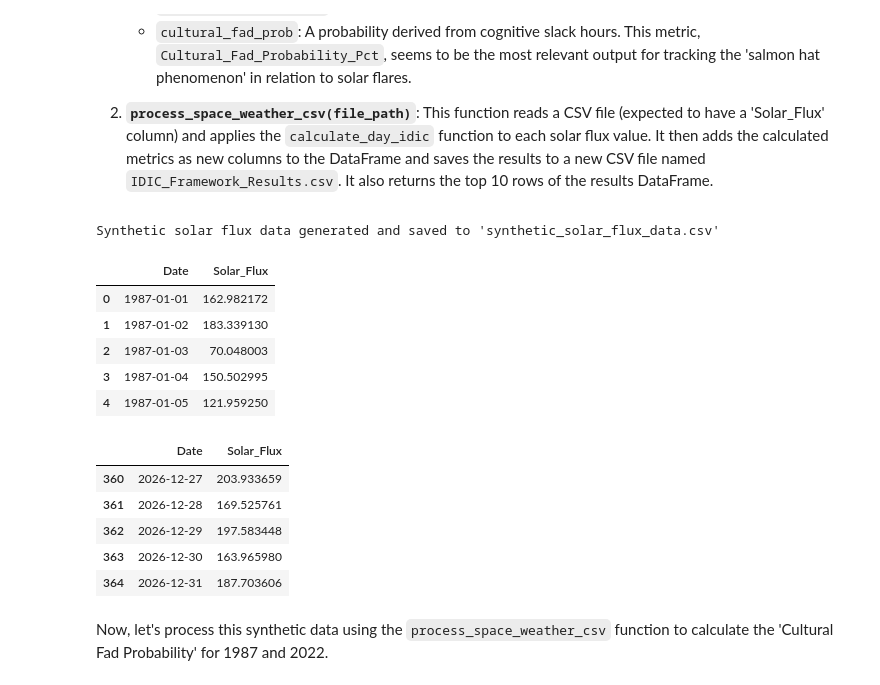
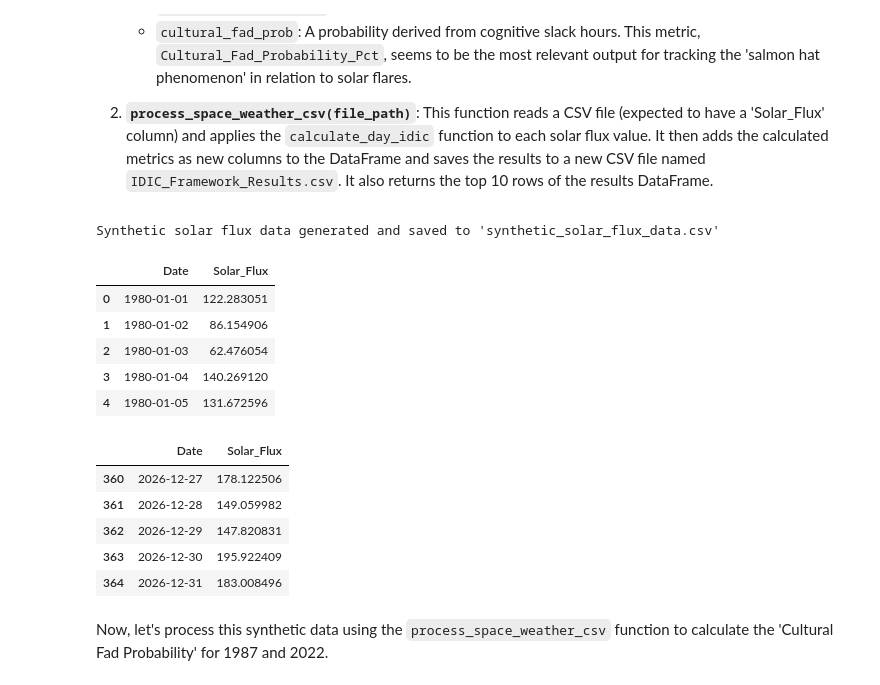
Before and after one commit to duderanch68/Project-IDIC-Geomagnetic-Glut, a Jupyter notebook: Untitled1.ipynb, the cells around one changed output. Cells and saved outputs as stored; diff of their text form; code cells hidden in the pictures.

```diff
--- a/Untitled1.ipynb
+++ b/Untitled1.ipynb
@@ -75,47 +75,50 @@ def generate_synthetic_solar_flux_data(year, base_flux, variance, num_days=365):
     solar_flux = np.maximum(50, solar_flux) # Ensure flux is not too low
     df = pd.DataFrame({'Date': dates, 'Solar_Flux': solar_flux})
     return df
+
+# Data for 1980 (example: assume similar flux to 1987)
+df_1980 = generate_synthetic_solar_flux_data(1980, 110, 25)
 
 # Data for 1987 (example: assume lower average flux)
 df_1987 = generate_synthetic_solar_flux_data(1987, 120, 30)
 
 # Data for 1988 (example: assume similar flux to 1987, extending the period)
 df_1988 = generate_synthetic_solar_flux_data(1988, 115, 28)
 
 # Data for 2022 (example: assume higher average flux)
 df_2022 = generate_synthetic_solar_flux_data(2022, 180, 40)
 
 # Data for 2024 (example: assume varying flux)
 df_2024 = generate_synthetic_solar_flux_data(2024, 190, 45)
 
 # Data for 2025 (example: assume varying flux)
 df_2025 = generate_synthetic_solar_flux_data(2025, 175, 38)
 
 # Data for 2026 (example: assume varying flux)
 df_2026 = generate_synthetic_solar_flux_data(2026, 160, 35)
 
 # Combine and save to a CSV file
-combined_df = pd.concat([df_1987, df_1988, df_2022, df_2024, df_2025, df_2026])
+combined_df = pd.concat([df_1980, df_1987, df_1988, df_2022, df_2024, df_2025, df_2026])
 input_csv_path = 'synthetic_solar_flux_data.csv'
 combined_df.to_csv(input_csv_path, index=False)
 
 print(f"Synthetic solar flux data generated and saved to '{input_csv_path}'")
 display(combined_df.head())
 display(combined_df.tail())
 # %% [output]
 Synthetic solar flux data generated and saved to 'synthetic_solar_flux_data.csv'
 |  | Date | Solar_Flux |
-| 0 | 1987-01-01 | 162.982172 |
-| 1 | 1987-01-02 | 183.339130 |
-| 2 | 1987-01-03 | 70.048003 |
-| 3 | 1987-01-04 | 150.502995 |
-| 4 | 1987-01-05 | 121.959250 |
+| 0 | 1980-01-01 | 122.283051 |
+| 1 | 1980-01-02 | 86.154906 |
+| 2 | 1980-01-03 | 62.476054 |
+| 3 | 1980-01-04 | 140.269120 |
+| 4 | 1980-01-05 | 131.672596 |
 |  | Date | Solar_Flux |
-| 360 | 2026-12-27 | 203.933659 |
-| 361 | 2026-12-28 | 169.525761 |
-| 362 | 2026-12-29 | 197.583448 |
-| 363 | 2026-12-30 | 163.965980 |
-| 364 | 2026-12-31 | 187.703606 |
+| 360 | 2026-12-27 | 178.122506 |
+| 361 | 2026-12-28 | 149.059982 |
+| 362 | 2026-12-29 | 147.820831 |
+| 363 | 2026-12-30 | 195.922409 |
+| 364 | 2026-12-31 | 183.008496 |
 # %% [markdown]
 Now, let's process this synthetic data using the `process_space_weather_csv` function to calculate the 'Cultural Fad Probability' for 1987 and 2022.
 # %%
```
Also changed, not shown: parts of 1 cell of this notebook.
